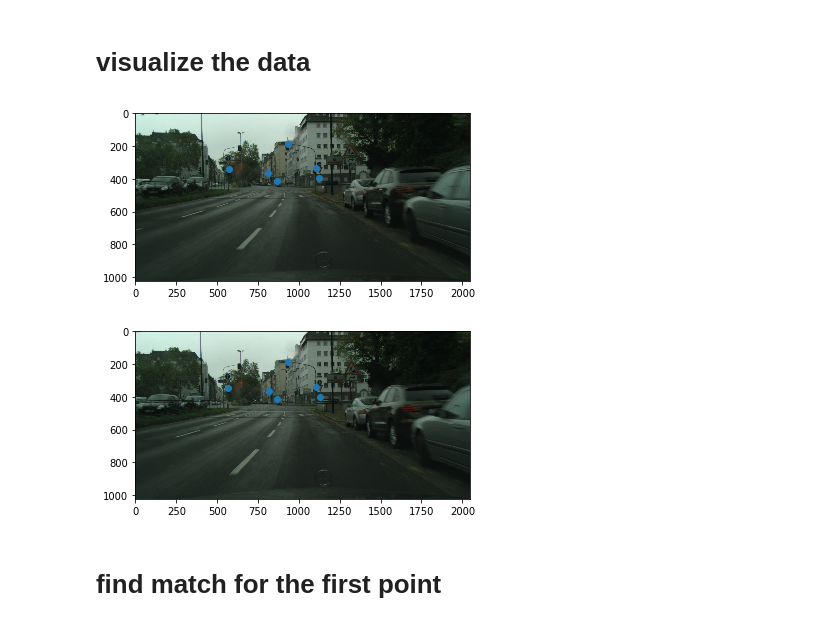
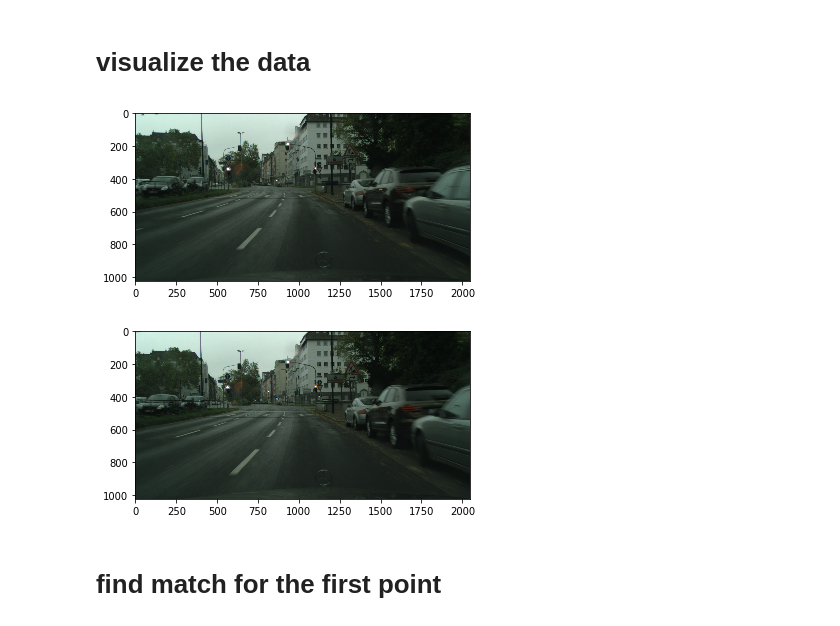
Before and after one commit to shoamco/Mobileye-Project, a Jupyter notebook: PhaseIII-Gometric.ipynb, the cells around one changed output. Drawn from its saved outputs; the diff is of its cells as text; code cells hidden in the pictures.

```diff
--- a/PhaseIII-Gometric.ipynb
+++ b/PhaseIII-Gometric.ipynb
@@ -57,21 +78,21 @@ foe[:2] *= focal_length
 # %% [markdown]
 # visualize the data
 # %%
-with open('data4lesson/dusseldorf_000049_000018_leftImg8bit.png', 'rb') as imgfile:
-    img1 = imread(imgfile)
-with open('data4lesson/dusseldorf_000049_000019_leftImg8bit.png', 'rb') as imgfile:
-    img2 = imread(imgfile)
+with open(r'dusseldorf_000049_000018_leftImg8bit.png', 'rb') as imgfile:
+    img1 = plt.imread(imgfile)
+with open(r'dusseldorf_000049_000019_leftImg8bit.png', 'rb') as imgfile:
+    img2 = plt.imread(imgfile)
 
 plt.figure('frame 18')
 plt.imshow(img1)
-plt.scatter(point_18[0][:, 0], point_18[0][:, 1])
+# plt.scatter(points_18[0][:, 0], points_18[0][:, 1])
 plt.figure('frame 19')
 plt.imshow(img2)
-plt.scatter(point_19[0][:, 0], point_19[0][:, 1])
+# plt.scatter(points_19[0][:, 0], points_19[0][:, 1])
 plt.show()
 # %% [output]
-[figure, old version]
+[figure, new version]
-[figure, old version]
+[figure, new version]
 # %% [markdown]
 # find match for the first point
 # %%
```
Also changed, not shown: parts of 39 cells of this notebook.
